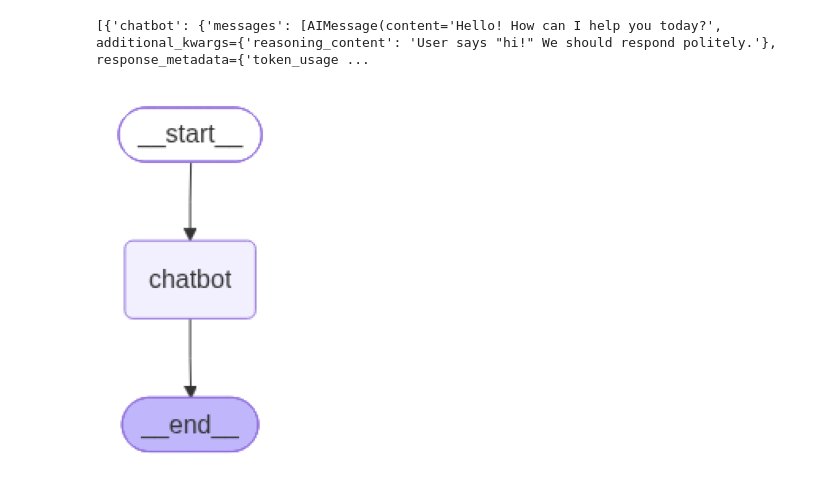
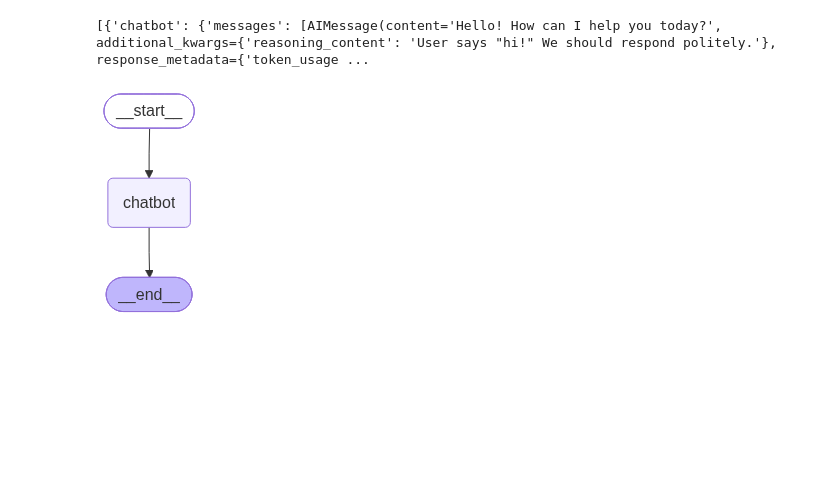
Before and after one commit to ancestor9/2026_Fall_Learning-Langchain-AI-Agent, a Jupyter notebook: CH5_Cognitive_Architectures_with_LangGraph.ipynb, the cells around one changed output. Saved outputs shown, nothing was run; the diff lists cells and outputs as text; code cells hidden in the pictures; blank space fills up the shorter version.

```diff
--- a/CH5_Cognitive_Architectures_with_LangGraph.ipynb
+++ b/CH5_Cognitive_Architectures_with_LangGraph.ipynb
@@ -51,27 +50,10 @@ for chunk in graph.stream(input):
 [chunk for chunk in graph.stream(input)]
 # %% [output]
 [{'chatbot': {'messages': [AIMessage(content='Hello! How can I help you today?', additional_kwargs={'reasoning_content': 'User says "hi!" We should respond politely.'}, response_metadata={'token_usage ...
-# %%
-import matplotlib.pyplot as plt
-import matplotlib.image as mpimg
-from io import BytesIO
-
-# Pygraphviz와 pydot이 필요
-!pip install -qU pygraphviz pydot
-# Graphviz는 Colab에서는 보통 기본 설치
-
-# Mermaid PNG 이미지를 생성
-mermaid_png_bytes = graph.get_graph().draw_mermaid_png()
-
-# Bytes 데이터를 이미지로 로드
-img = mpimg.imread(BytesIO(mermaid_png_bytes))
-
-# 이미지를 표시합니다.
-plt.imshow(img)
-plt.axis('off') # 축을 비활성화
-plt.show()
-# %% [output]
-[figure, removed]
+# %%
+graph
+# %% [output]
+[figure, added]
 # %%
 # @title **Architecture #2: Chain**(#2	Chain : 여러 LLM 호출을 순서대로 연결)
 
```
Also changed, not shown: parts of 10 cells of this notebook.
